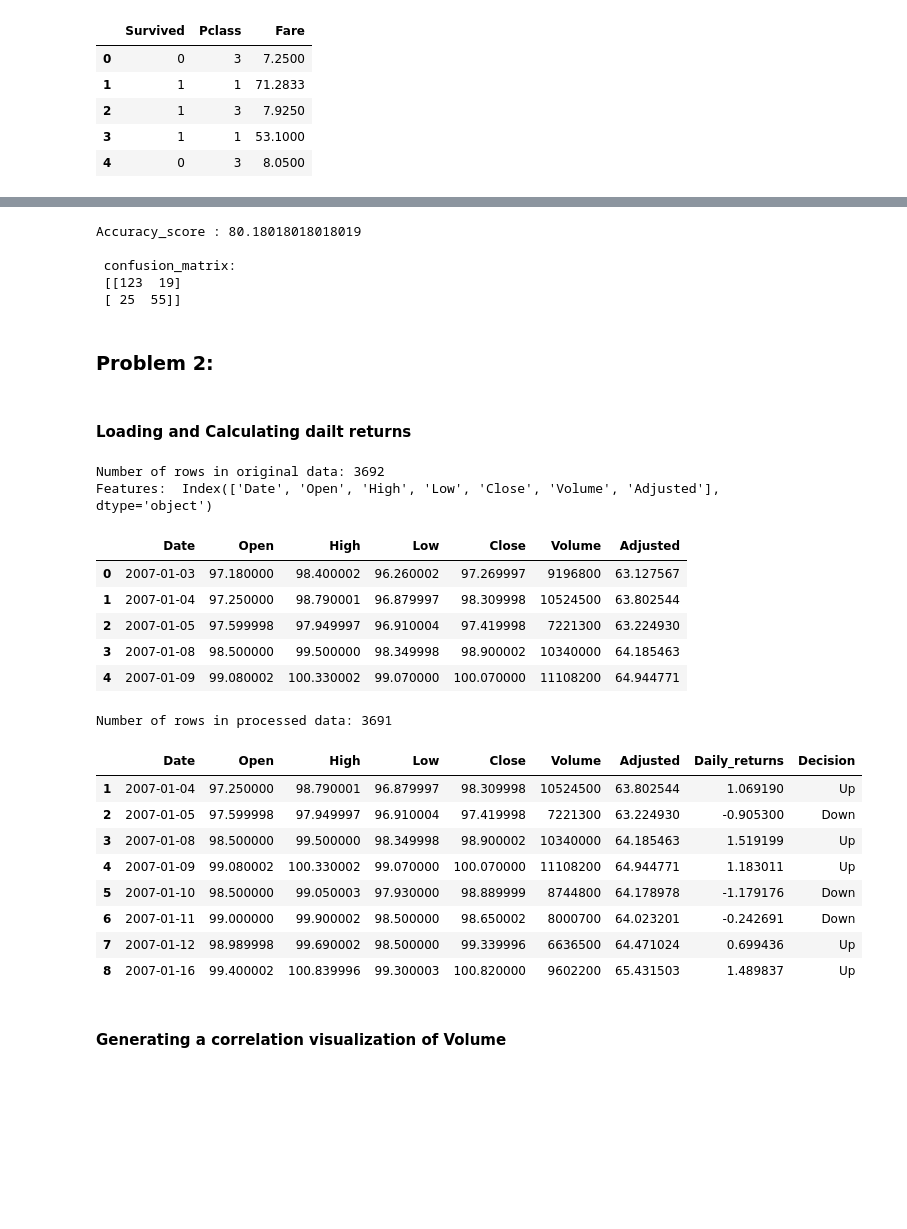
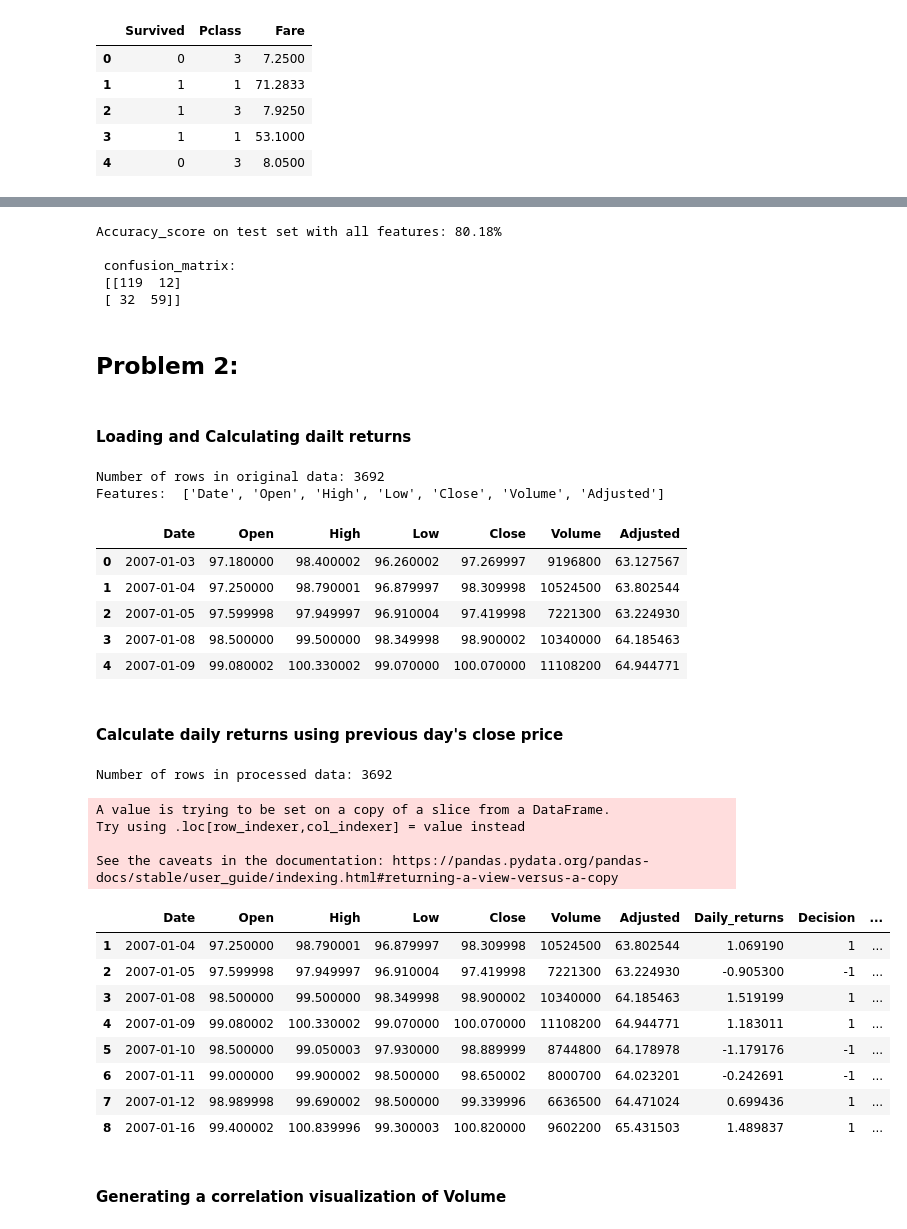
Before and after one commit to VedasriNakka/ML-DM, a Jupyter notebook: week4-ml/W4_ML&DM_vedasri.ipynb, the cells around one changed output, grey strips where cells are left out. Saved outputs shown, nothing was run; the diff lists cells and outputs as text; code cells hidden in the pictures; blank space fills up the shorter version.

```diff
--- a/week4-ml/W4_ML&DM_vedasri.ipynb
+++ b/week4-ml/W4_ML&DM_vedasri.ipynb
@@ -115,59 +114,68 @@ y test samples: (222,)
 clf.fit(xd_train, yd_train)
 yd_pred = clf.predict(xd_test)
 acc = accuracy_score(yd_test, yd_pred)
-
-print("Accuracy_score :", 100 * acc)
+print("Accuracy_score on test set with all features: {:.2f}%".format(100 * acc))
 print("\n confusion_matrix: \n", confusion_matrix(yd_test, yd_pred))
 # %% [output]
-Accuracy_score : 80.18018018018019
+Accuracy_score on test set with all features: 80.18%
 
  confusion_matrix:
- [[123  19]
- [ 25  55]]
+ [[119  12]
+ [ 32  59]]
 # %% [markdown]
-### Problem 2:
+## Problem 2:
 # %% [markdown]
 #### Loading and Calculating dailt returns
 # %%
-# Loading IBM data
-
 df = pd.read_csv('./IBM.txt', delimiter = " ")
 df_raw = df
 print("Number of rows in original data: {}".format(len(df.index)))
-print("Features: ", df.columns)
+print("Features: ", list(df.columns))
 df.head(5)
 # %% [output]
 Number of rows in original data: 3692
-Features:  Index(['Date', 'Open', 'High', 'Low', 'Close', 'Volume', 'Adjusted'], dtype='object')
+Features:  ['Date', 'Open', 'High', 'Low', 'Close', 'Volume', 'Adjusted']
 |  | Date | Open | High | Low | Close | Volume | Adjusted |
 | 0 | 2007-01-03 | 97.180000 | 98.400002 | 96.260002 | 97.269997 | 9196800 | 63.127567 |
 | 1 | 2007-01-04 | 97.250000 | 98.790001 | 96.879997 | 98.309998 | 10524500 | 63.802544 |
 | 2 | 2007-01-05 | 97.599998 | 97.949997 | 96.910004 | 97.419998 | 7221300 | 63.224930 |
 | 3 | 2007-01-08 | 98.500000 | 99.500000 | 98.349998 | 98.900002 | 10340000 | 64.185463 |
 | 4 | 2007-01-09 | 99.080002 | 100.330002 | 99.070000 | 100.070000 | 11108200 | 64.944771 |
+# %% [markdown]
+####  Calculate daily returns using previous day's close price
 # %%
-# Calculate daily returns using previous day's close price
-
 df['Daily_returns'] = 100*((df['Close'] - df['Close'].shift())/ df['Close'].shift())
 conditions = [(df['Daily_returns'] >= 0.0),(df['Daily_returns'] < 0.0)]
-values = ['Up', 'Down']
+
+# 1 for UP. -1 for Down
+values = [1, -1]
 df['Decision'] = np.select(conditions, values)
 
-# remove the first row, since it is not possible to calculate daily return
-df_new = df[1:]
-print("Number of rows in processed data: {}".format(len(df_new.index)))
+df['Decision(next_day)'] =  df['Decision'].shift(-1)
+print("Number of rows in processed data: {}".format(len(df.index)))
+
+# remove the first row and last row, since it is not possible to
+# calculate first daily return and last day ground truth
+df_new = df[1:-2]
+df_new['Decision(next_day)'] = df_new['Decision(next_day)'].astype('int32')
+
+
 df_new.head(8)
 # %% [output]
-Number of rows in processed data: 3691
+Number of rows in processed data: 3692
+A value is trying to be set on a copy of a slice from a DataFrame.
+Try using .loc[row_indexer,col_indexer] = value instead
+
+See the caveats in the documentation: https://pandas.pydata.org/pandas-docs/stable/user_guide/indexing.html#returning-a-view-versus-a-copy
-|  | Date | Open | High | Low | Close | Volume | Adjusted | Daily_returns | Decision |
-| 1 | 2007-01-04 | 97.250000 | 98.790001 | 96.879997 | 98.309998 | 10524500 | 63.802544 | 1.069190 | Up |
-| 2 | 2007-01-05 | 97.599998 | 97.949997 | 96.910004 | 97.419998 | 7221300 | 63.224930 | -0.905300 | Down |
-| 3 | 2007-01-08 | 98.500000 | 99.500000 | 98.349998 | 98.900002 | 10340000 | 64.185463 | 1.519199 | Up |
-| 4 | 2007-01-09 | 99.080002 | 100.330002 | 99.070000 | 100.070000 | 11108200 | 64.944771 | 1.183011 | Up |
-| 5 | 2007-01-10 | 98.500000 | 99.050003 | 97.930000 | 98.889999 | 8744800 | 64.178978 | -1.179176 | Down |
-| 6 | 2007-01-11 | 99.000000 | 99.900002 | 98.500000 | 98.650002 | 8000700 | 64.023201 | -0.242691 | Down |
-| 7 | 2007-01-12 | 98.989998 | 99.690002 | 98.500000 | 99.339996 | 6636500 | 64.471024 | 0.699436 | Up |
-| 8 | 2007-01-16 | 99.400002 | 100.839996 | 99.300003 | 100.820000 | 9602200 | 65.431503 | 1.489837 | Up |
+|  | Date | Open | High | Low | Close | Volume | Adjusted | Daily_returns | Decision | ... |
+| 1 | 2007-01-04 | 97.250000 | 98.790001 | 96.879997 | 98.309998 | 10524500 | 63.802544 | 1.069190 | 1 | ... |
+| 2 | 2007-01-05 | 97.599998 | 97.949997 | 96.910004 | 97.419998 | 7221300 | 63.224930 | -0.905300 | -1 | ... |
+| 3 | 2007-01-08 | 98.500000 | 99.500000 | 98.349998 | 98.900002 | 10340000 | 64.185463 | 1.519199 | 1 | ... |
+| 4 | 2007-01-09 | 99.080002 | 100.330002 | 99.070000 | 100.070000 | 11108200 | 64.944771 | 1.183011 | 1 | ... |
+| 5 | 2007-01-10 | 98.500000 | 99.050003 | 97.930000 | 98.889999 | 8744800 | 64.178978 | -1.179176 | -1 | ... |
+| 6 | 2007-01-11 | 99.000000 | 99.900002 | 98.500000 | 98.650002 | 8000700 | 64.023201 | -0.242691 | -1 | ... |
+| 7 | 2007-01-12 | 98.989998 | 99.690002 | 98.500000 | 99.339996 | 6636500 | 64.471024 | 0.699436 | 1 | ... |
+| 8 | 2007-01-16 | 99.400002 | 100.839996 | 99.300003 | 100.820000 | 9602200 | 65.431503 | 1.489837 | 1 | ... |
 # %% [markdown]
 #### Generating a correlation visualization of Volume
 # %%
```
Also changed, not shown: parts of 18 cells of this notebook, 1 other file.
